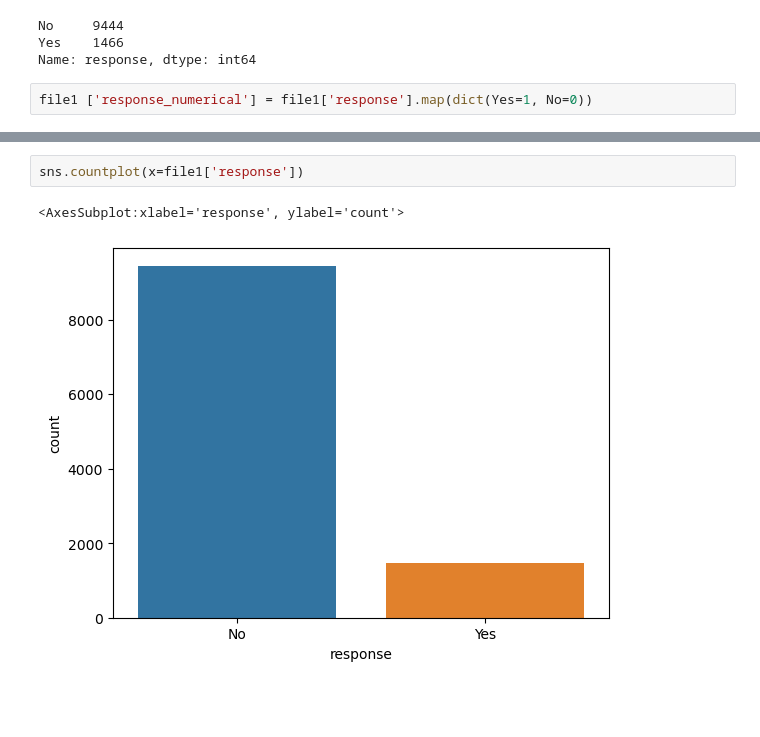
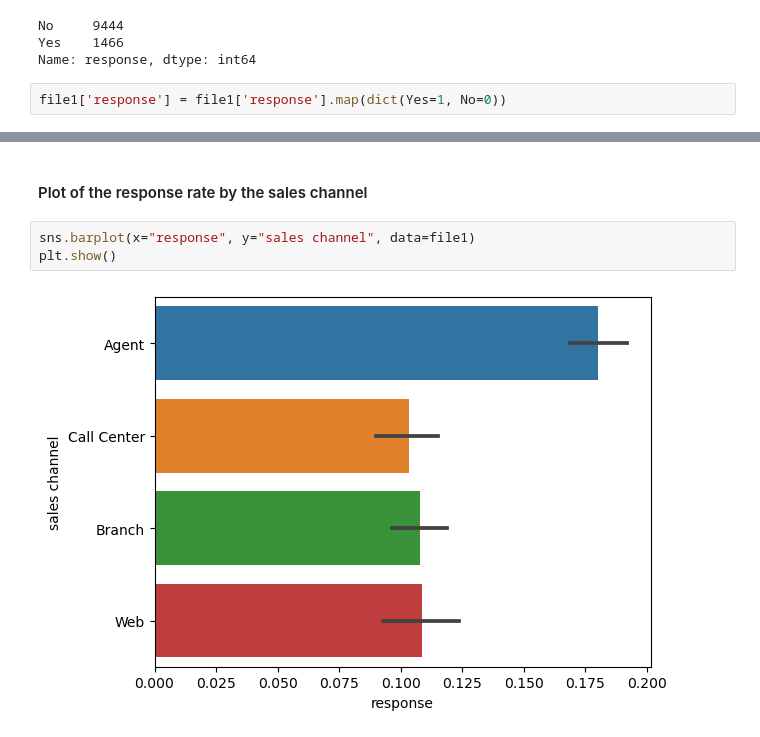
Before and after one commit to adrianlarrea/lab-customer-analysis-round-2, a Jupyter notebook: files_for_lab/csv_files/Lab 2.ipynb, the cells around one changed output, grey strips where cells are left out. Saved outputs shown, nothing was run; the diff lists cells and outputs as text; blank space fills up the shorter version.

```diff
--- a/files_for_lab/csv_files/Lab 2.ipynb
+++ b/files_for_lab/csv_files/Lab 2.ipynb
@@ -407,5 +434,5 @@ No     9444
 Yes    1466
 Name: response, dtype: int64
 # %%
-file1 ['response_numerical'] = file1['response'].map(dict(Yes=1, No=0))
+file1['response'] = file1['response'].map(dict(Yes=1, No=0))
 # %%
@@ -415,5 +443,7 @@ sns.barplot
+# %% [markdown]
+#### Plot of the response rate by the sales channel
 # %%
-sns.countplot(x=file1['response'])
+sns.barplot(x="response", y="sales channel", data=file1)
+plt.show()
 # %% [output]
-<AxesSubplot:xlabel='response', ylabel='count'>
-[figure, old version]
+[figure, new version]
```
Also changed, not shown: parts of 85 cells of this notebook, 4 other files.
